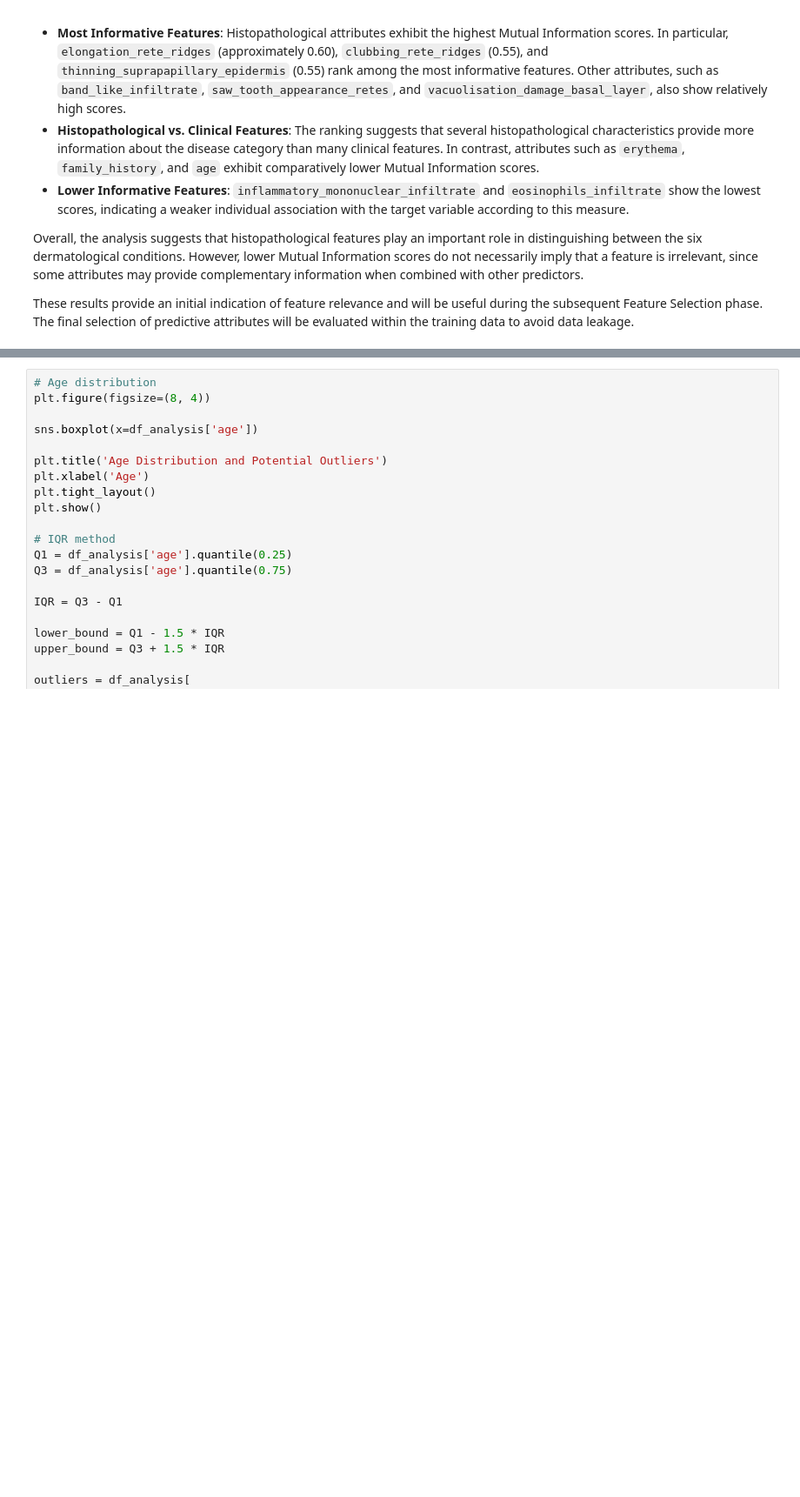
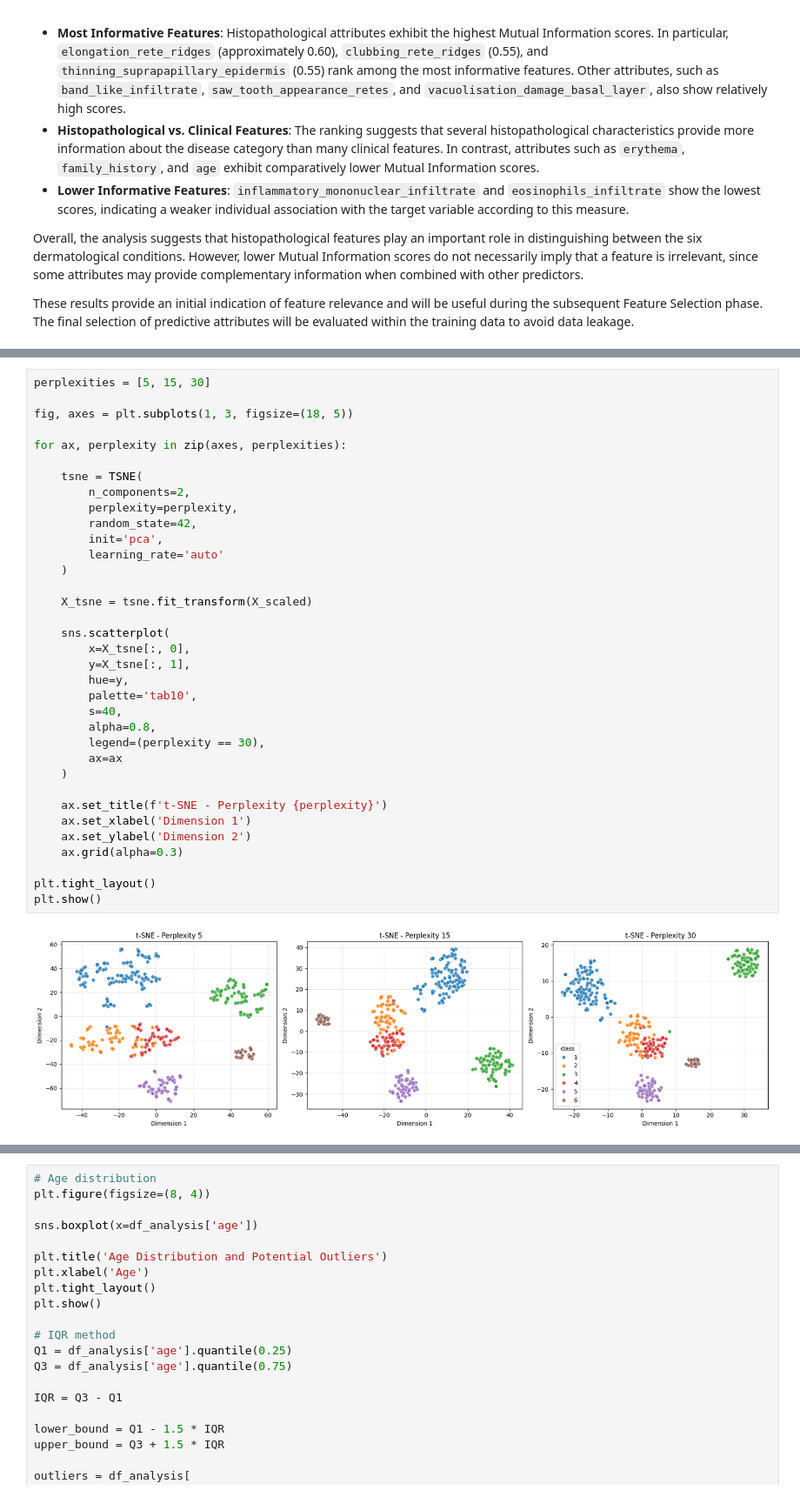
Before and after one commit to lolloantonioli/dermatology-disease-classification, a Jupyter notebook: dermatology_disease_classification.ipynb, the cells around one changed output, grey strips where cells are left out. Shown at 87% size. Cells and saved outputs as stored; diff of their text form; blank space fills up the shorter version.

```diff
--- a/dermatology_disease_classification.ipynb
+++ b/dermatology_disease_classification.ipynb
@@ -654,0 +764,37 @@ These results provide an initial indication of feature relevance and will be use
+# %%
+perplexities = [5, 15, 30]
+
+fig, axes = plt.subplots(1, 3, figsize=(18, 5))
+
+for ax, perplexity in zip(axes, perplexities):
+
+    tsne = TSNE(
+        n_components=2,
+        perplexity=perplexity,
+        random_state=42,
+        init='pca',
+        learning_rate='auto'
+    )
+
+    X_tsne = tsne.fit_transform(X_scaled)
+
+    sns.scatterplot(
+        x=X_tsne[:, 0],
+        y=X_tsne[:, 1],
+        hue=y,
+        palette='tab10',
+        s=40,
+        alpha=0.8,
+        legend=(perplexity == 30),
+        ax=ax
+    )
+
+    ax.set_title(f't-SNE - Perplexity {perplexity}')
+    ax.set_xlabel('Dimension 1')
+    ax.set_ylabel('Dimension 2')
+    ax.grid(alpha=0.3)
+
+plt.tight_layout()
+plt.show()
+# %% [output]
+[figure, added]
```
Also changed, not shown: parts of 11 cells of this notebook.
